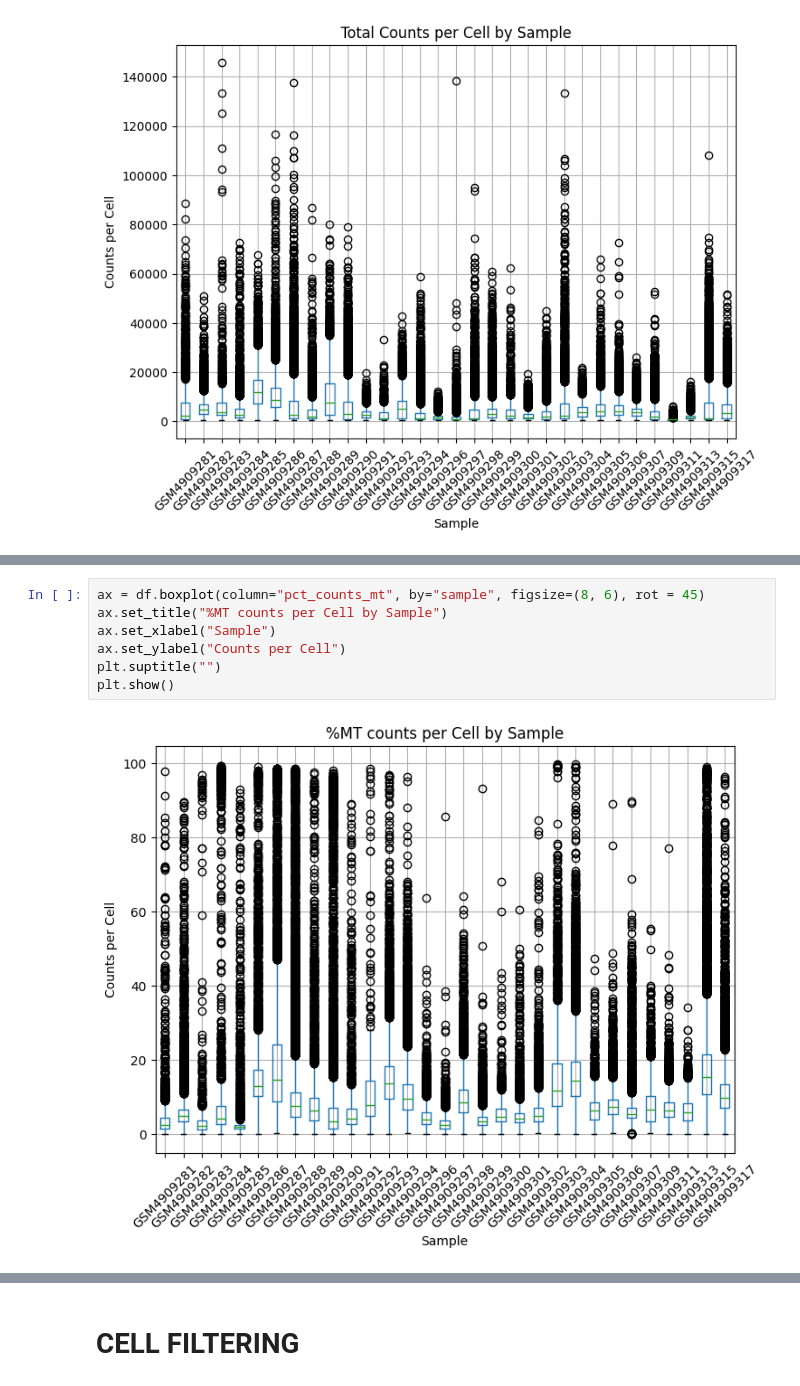
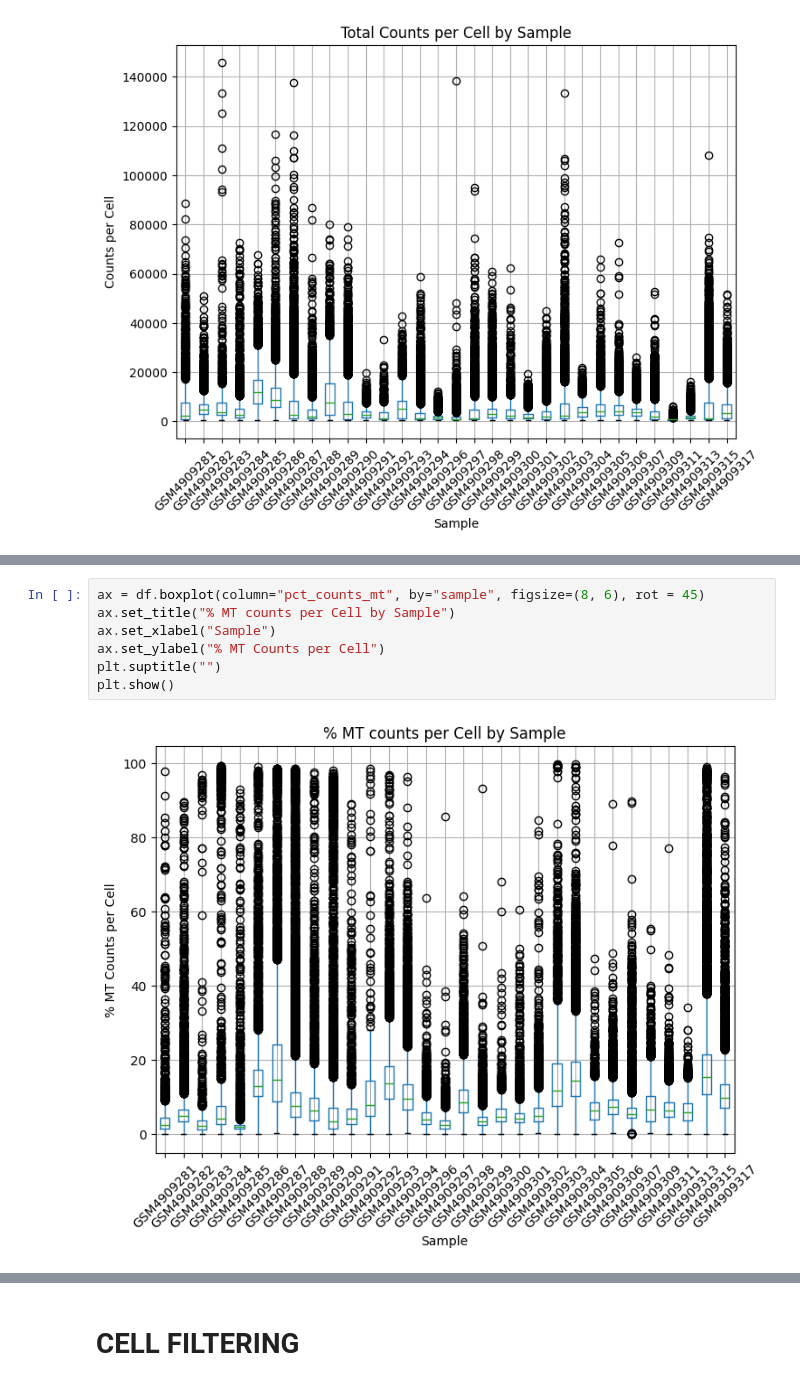
Before and after one commit to ignagarlav/Breast-Cancer-Heterogeneity, a Jupyter notebook: 01Preprocesing/Preprocessing.ipynb, the cells around one changed output, grey strips where cells are left out. Saved outputs shown, nothing was run; the diff lists cells and outputs as text.

```diff
--- a/01Preprocesing/Preprocessing.ipynb
+++ b/01Preprocesing/Preprocessing.ipynb
@@ -175,12 +177,12 @@ plt.show()
 # %%
 ax = df.boxplot(column="pct_counts_mt", by="sample", figsize=(8, 6), rot = 45)
-ax.set_title("%MT counts per Cell by Sample")
+ax.set_title("% MT counts per Cell by Sample")
 ax.set_xlabel("Sample")
-ax.set_ylabel("Counts per Cell")
+ax.set_ylabel("% MT Counts per Cell")
 plt.suptitle("")
 plt.show()
 # %% [output]
-[figure, old version]
+[figure, new version]
 # %%
 ax = df.boxplot(column="complexity", by="sample", figsize=(8, 6), rot = 45)
 ax.set_title("Complexity per Cell by Sample")
```
Also changed, not shown: parts of 42 cells of this notebook.
